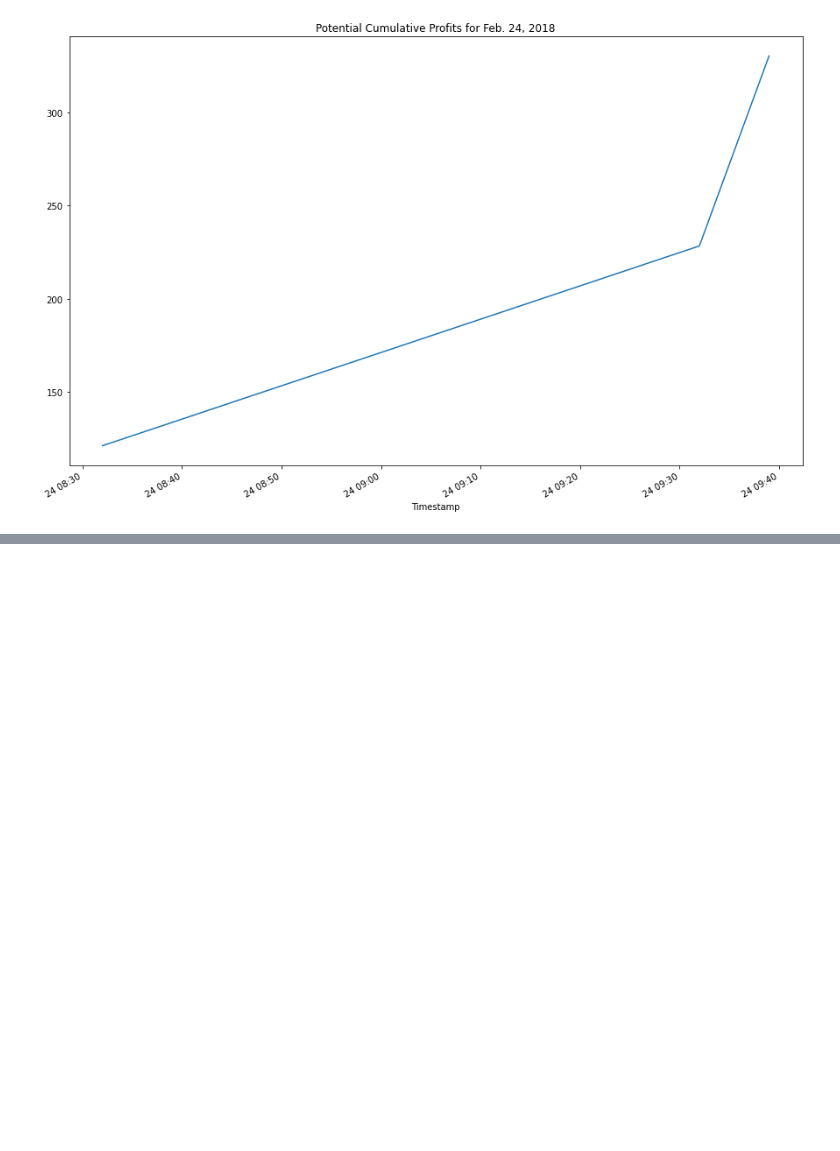
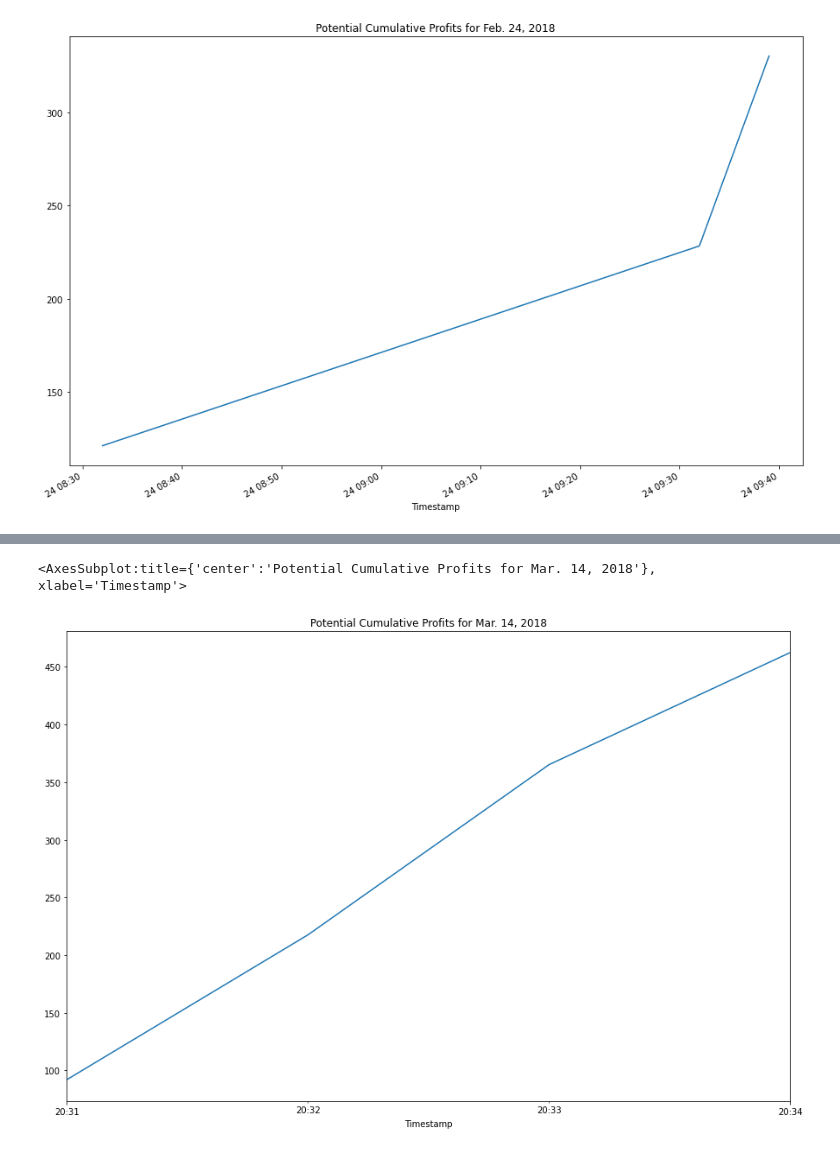
Before and after one commit to mrlandero/Bitcoin_Arbitrage_Profits, a Jupyter notebook: Starter_Code/crypto_arbitrage.ipynb, the cells around one changed output, grey strips where cells are left out. Cells and saved outputs as stored; diff of their text form; code cells hidden in the pictures; blank space fills up the shorter version.

Commit message:
Calculated and Plotted Potential Cumulative Profits for Mar. 14, 2018

```diff
--- a/Starter_Code/crypto_arbitrage.ipynb
+++ b/Starter_Code/crypto_arbitrage.ipynb
@@ -835,3 +835,5 @@ cumulative_profit_middle.plot(figsize=(15,10), title="Potential Cumulative Profi
 [figure]
 # %%
 # Use the cumsum function to calculate the cumulative profits over time for the late profit per trade DataFrame
+cumulative_profit_late = profit_per_trade_late.cumsum()
+cumulative_profit_late
@@ -838,5 +847,9 @@ cumulative_profit_middle.plot(figsize=(15,10), title="Potential Cumulative Profi
 # %%
 # Plot the cumulative sum of profits for the late profit per trade DataFrame
+cumulative_profit_late.plot(figsize=(15,10), title="Potential Cumulative Profits for Mar. 14, 2018")
+# %% [output]
+<AxesSubplot:title={'center':'Potential Cumulative Profits for Mar. 14, 2018'}, xlabel='Timestamp'>
+[figure, added]
 # %% [markdown]
 **Question:** After reviewing the profit information across each date from the different time periods, can you identify any patterns or trends?
 
```
Also changed, not shown: parts of 2 cells of this notebook.
